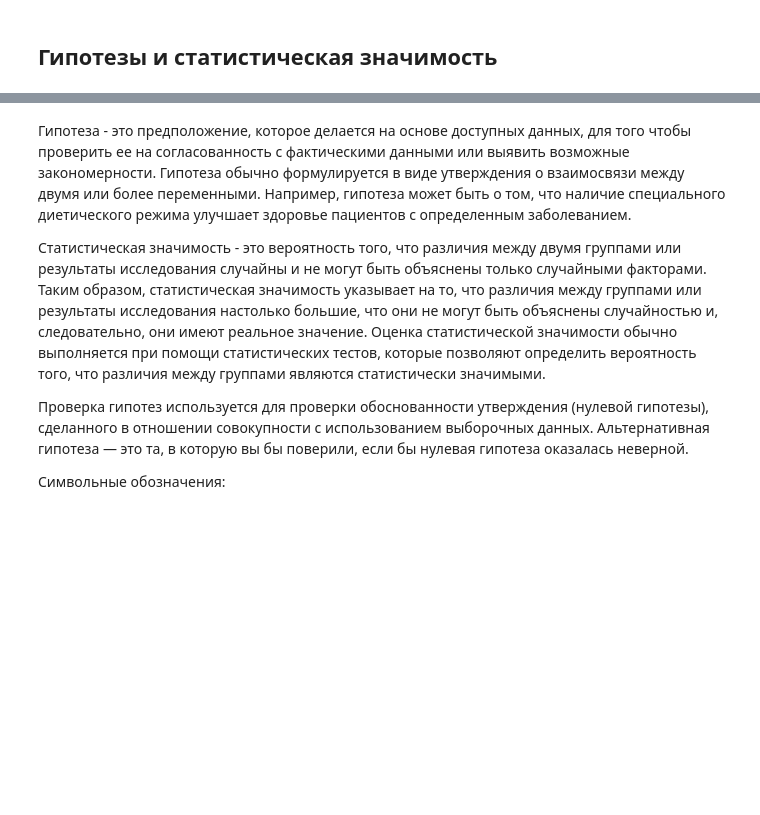
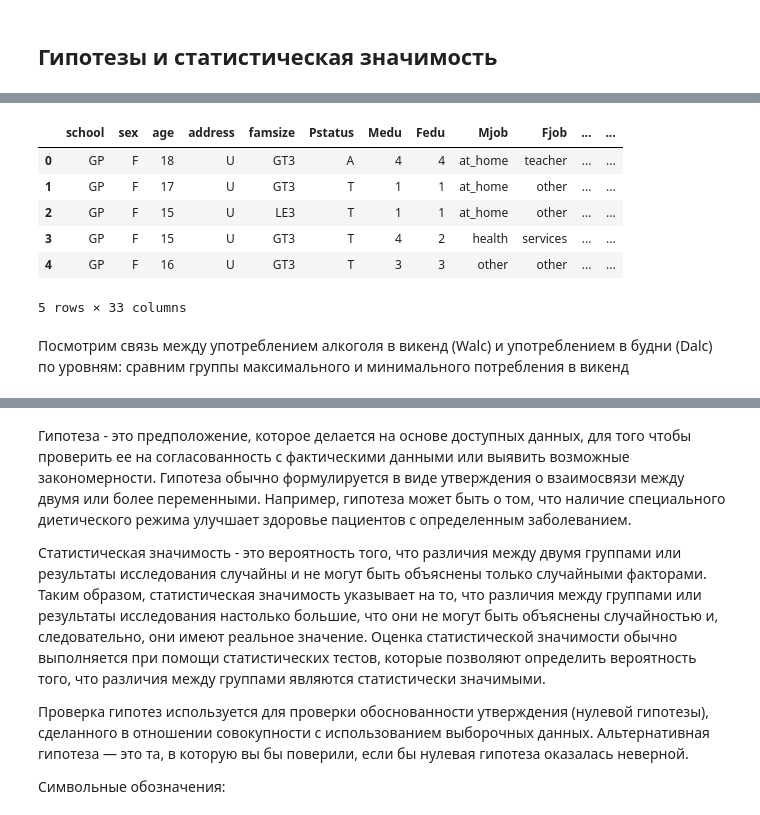
Before and after one commit to Letch49/ML_VVSU_2023, a Jupyter notebook: lec04/lec04.ipynb, the cells around one changed output, grey strips where cells are left out. Drawn from its saved outputs; the diff is of its cells as text; code cells hidden in the pictures; blank space fills up the shorter version.

```diff
--- a/lec04/lec04.ipynb
+++ b/lec04/lec04.ipynb
@@ -247,0 +438,18 @@ Points to leave = False: [False, False, False, True, False, False, False, False,
+# %%
+import zipfile
+zf = zipfile.ZipFile("../lec02/lec02_data.zip", "r")
+#print(zf.namelist())
+with zf.open("student-mat.csv") as f:
+    studMat = pd.read_csv(f)
+
+studMat.head()
+# %% [output]
+|  | school | sex | age | address | famsize | Pstatus | Medu | Fedu | Mjob | Fjob | ... | ... |
+| 0 | GP | F | 18 | U | GT3 | A | 4 | 4 | at_home | teacher | ... | ... |
+| 1 | GP | F | 17 | U | GT3 | T | 1 | 1 | at_home | other | ... | ... |
+| 2 | GP | F | 15 | U | LE3 | T | 1 | 1 | at_home | other | ... | ... |
+| 3 | GP | F | 15 | U | GT3 | T | 4 | 2 | health | services | ... | ... |
+| 4 | GP | F | 16 | U | GT3 | T | 3 | 3 | other | other | ... | ... |
+5 rows × 33 columns
+# %% [markdown]
+Посмотрим связь между употреблением алкоголя в викенд (Walc) и употреблением в будни (Dalc) по уровням: сравним группы максимального и минимального потребления в викенд
```
Also changed, not shown: parts of 29 cells of this notebook, 4 other files.
